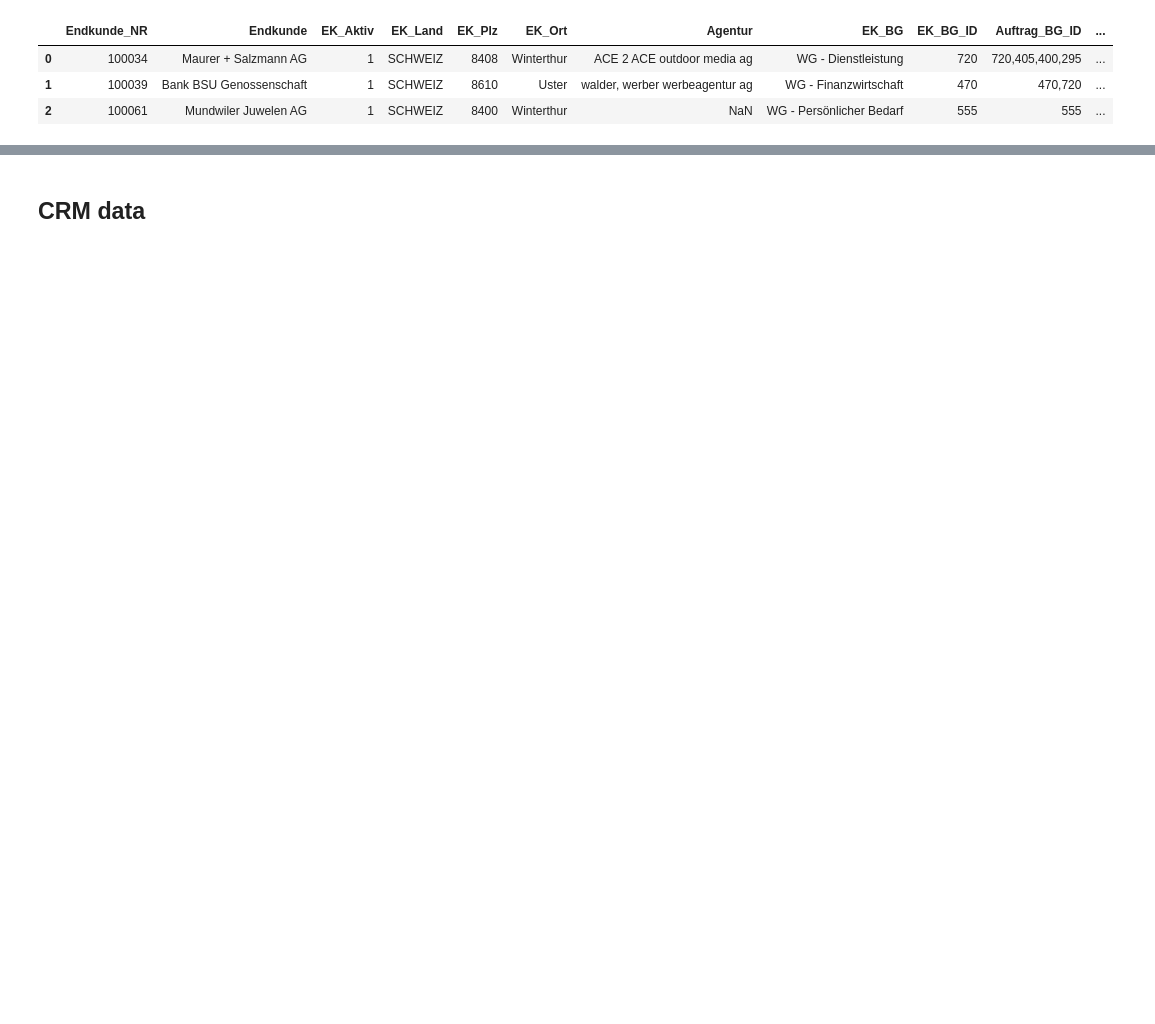
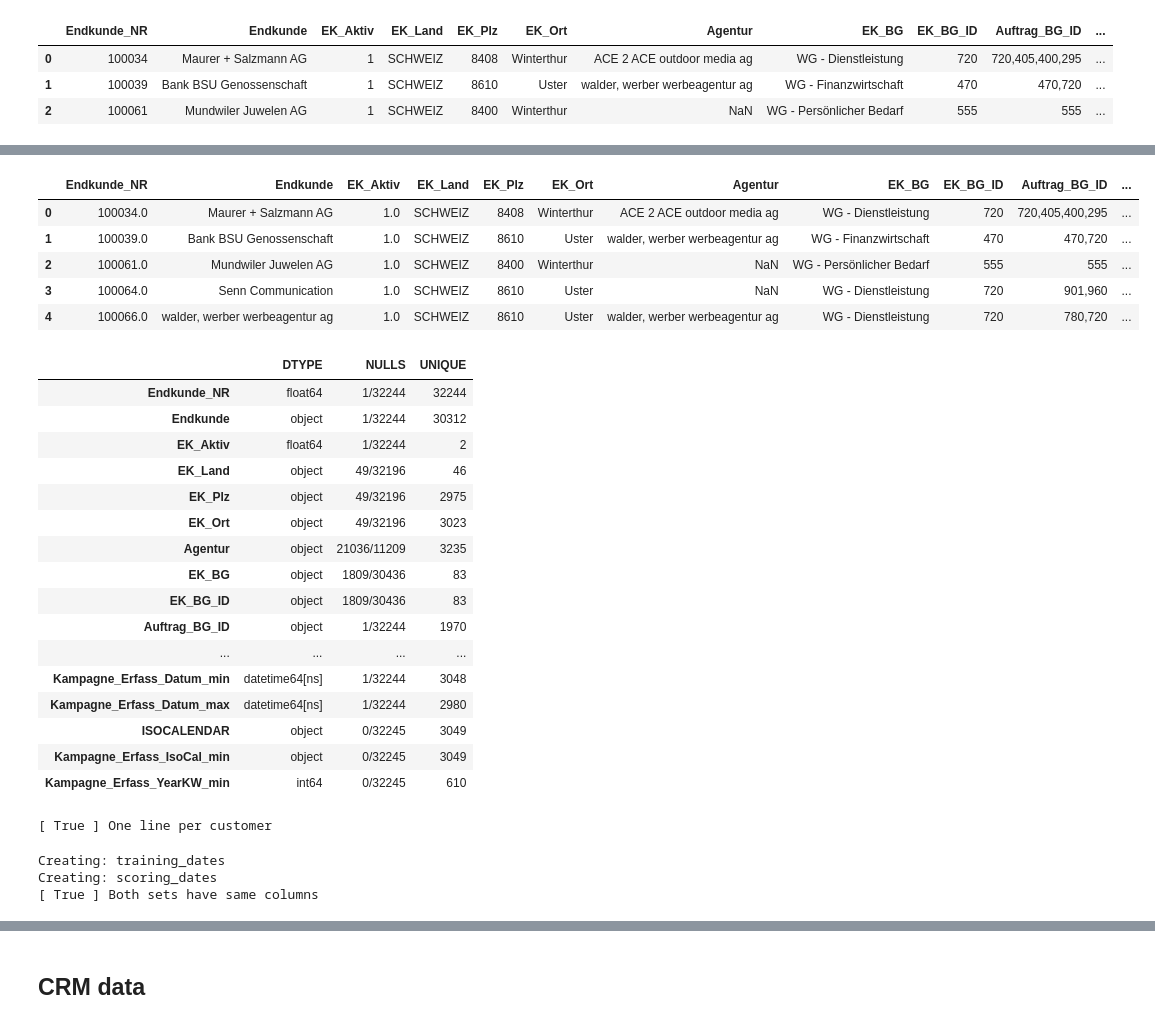
Before and after one commit to apgsga-stc/PredictiveAnalyticsPython, a Jupyter notebook: vkprog_analyse/sales_pred_rebuild.ipynb, the cells around one changed output, grey strips where cells are left out. Saved outputs shown, nothing was run; the diff lists cells and outputs as text; code cells hidden in the pictures; blank space fills up the shorter version.

```diff
--- a/vkprog_analyse/sales_pred_rebuild.ipynb
+++ b/vkprog_analyse/sales_pred_rebuild.ipynb
@@ -250,0 +282,29 @@ current_year = datetime.datetime.now().year
+# %%
+display(ek_info.head())
+display(desc_col(ek_info))
+print("[",ek_info.shape[0] == len(set(ek_info.loc[:,"Endkunde_NR"])), "] One line per customer")
+# %% [output]
+|  | Endkunde_NR | Endkunde | EK_Aktiv | EK_Land | EK_Plz | EK_Ort | Agentur | EK_BG | EK_BG_ID | Auftrag_BG_ID | ... |
+| 0 | 100034.0 | Maurer + Salzmann AG | 1.0 | SCHWEIZ | 8408 | Winterthur | ACE 2 ACE outdoor media ag | WG - Dienstleistung | 720 | 720,405,400,295 | ... |
+| 1 | 100039.0 | Bank BSU Genossenschaft | 1.0 | SCHWEIZ | 8610 | Uster | walder, werber werbeagentur ag | WG - Finanzwirtschaft | 470 | 470,720 | ... |
+| 2 | 100061.0 | Mundwiler Juwelen AG | 1.0 | SCHWEIZ | 8400 | Winterthur | NaN | WG - Persönlicher Bedarf | 555 | 555 | ... |
+| 3 | 100064.0 | Senn Communication | 1.0 | SCHWEIZ | 8610 | Uster | NaN | WG - Dienstleistung | 720 | 901,960 | ... |
+| 4 | 100066.0 | walder, werber werbeagentur ag | 1.0 | SCHWEIZ | 8610 | Uster | walder, werber werbeagentur ag | WG - Dienstleistung | 720 | 780,720 | ... |
+|  | DTYPE | NULLS | UNIQUE |
+| Endkunde_NR | float64 | 1/32244 | 32244 |
+| Endkunde | object | 1/32244 | 30312 |
+| EK_Aktiv | float64 | 1/32244 | 2 |
+| EK_Land | object | 49/32196 | 46 |
+| EK_Plz | object | 49/32196 | 2975 |
+| EK_Ort | object | 49/32196 | 3023 |
+| Agentur | object | 21036/11209 | 3235 |
+| EK_BG | object | 1809/30436 | 83 |
+| EK_BG_ID | object | 1809/30436 | 83 |
+| Auftrag_BG_ID | object | 1/32244 | 1970 |
+| ... | ... | ... | ... |
+| Kampagne_Erfass_Datum_min | datetime64[ns] | 1/32244 | 3048 |
+| Kampagne_Erfass_Datum_max | datetime64[ns] | 1/32244 | 2980 |
+| ISOCALENDAR | object | 0/32245 | 3049 |
+| Kampagne_Erfass_IsoCal_min | object | 0/32245 | 3049 |
+| Kampagne_Erfass_YearKW_min | int64 | 0/32245 | 610 |
+[ True ] One line per customer
@@ -250,0 +346,12 @@ current_year = datetime.datetime.now().year
+# %%
+print("Creating: training_dates")
+training_dates = dates_bd(date_training)
+print("Creating: scoring_dates")
+scoring_dates  = dates_bd(date_now)
+
+# Check if both tables have the same columns names
+print("[", list(scoring_dates.columns) == list(training_dates.columns), "] Both sets have same columns")
+# %% [output]
+Creating: training_dates
+Creating: scoring_dates
+[ True ] Both sets have same columns
```
Also changed, not shown: parts of 92 cells of this notebook.
